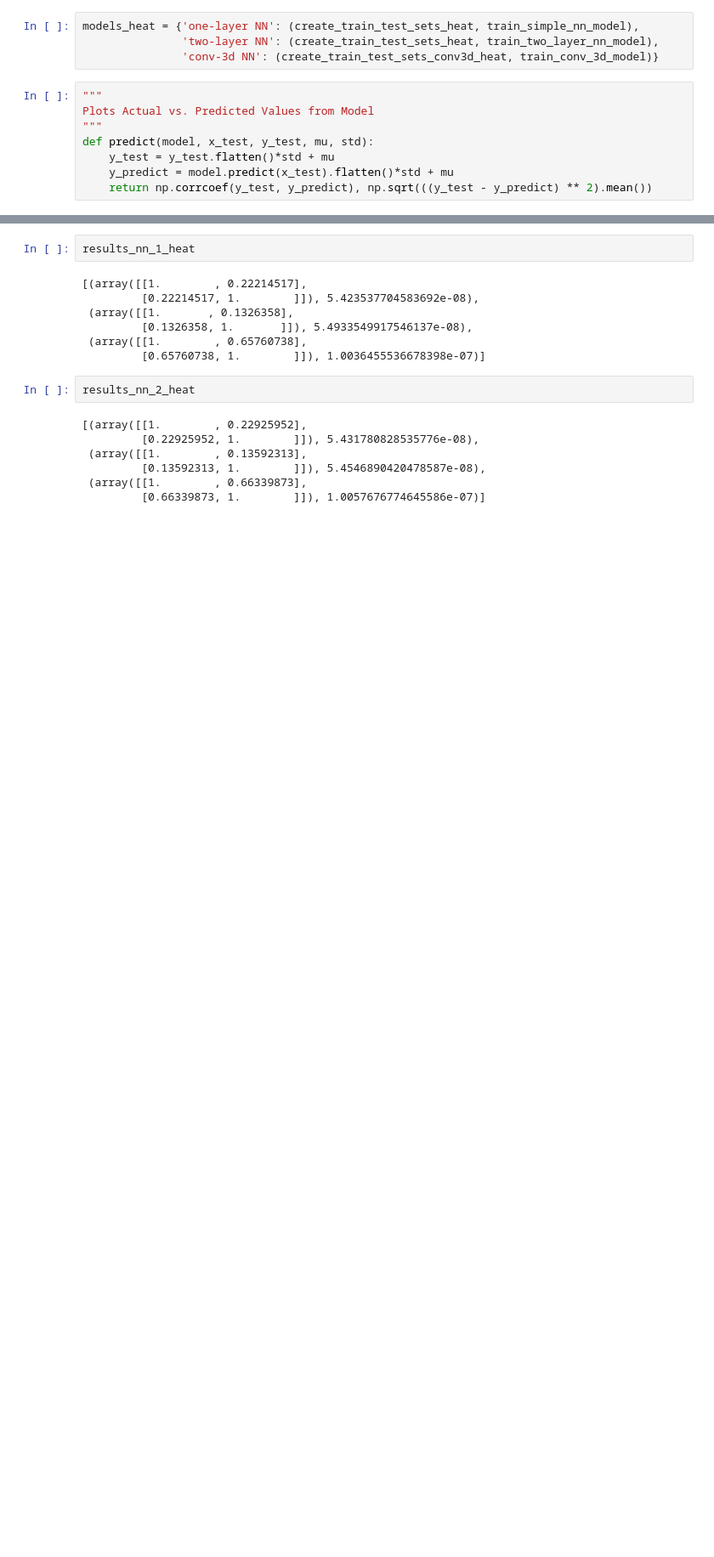
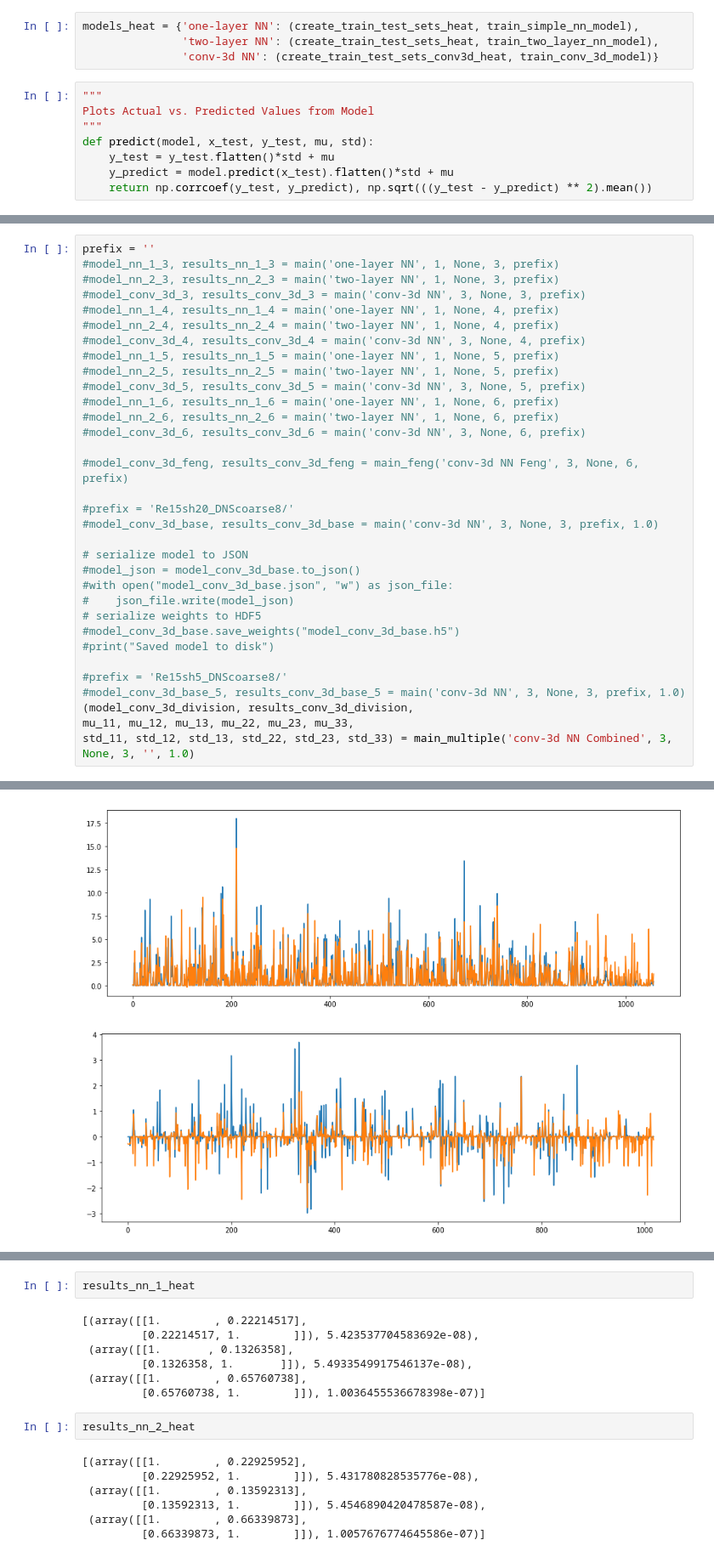
Before and after one commit to cyuu1993/DNS_new, a Jupyter notebook: ML_DNS/Turbulance Modeling.ipynb, the cells around one changed output, grey strips where cells are left out. Shown at 85% size. Cells and saved outputs as stored; diff of their text form; blank space fills up the shorter version.

```diff
--- a/ML_DNS/Turbulance Modeling.ipynb
+++ b/ML_DNS/Turbulance Modeling.ipynb
@@ -771,0 +1281,34 @@ Test accuracy: 0.4695842892447971
+# %%
+prefix = ''
+#model_nn_1_3, results_nn_1_3 = main('one-layer NN', 1, None, 3, prefix)
+#model_nn_2_3, results_nn_2_3 = main('two-layer NN', 1, None, 3, prefix)
+#model_conv_3d_3, results_conv_3d_3 = main('conv-3d NN', 3, None, 3, prefix)
+#model_nn_1_4, results_nn_1_4 = main('one-layer NN', 1, None, 4, prefix)
+#model_nn_2_4, results_nn_2_4 = main('two-layer NN', 1, None, 4, prefix)
+#model_conv_3d_4, results_conv_3d_4 = main('conv-3d NN', 3, None, 4, prefix)
+#model_nn_1_5, results_nn_1_5 = main('one-layer NN', 1, None, 5, prefix)
+#model_nn_2_5, results_nn_2_5 = main('two-layer NN', 1, None, 5, prefix)
+#model_conv_3d_5, results_conv_3d_5 = main('conv-3d NN', 3, None, 5, prefix)
+#model_nn_1_6, results_nn_1_6 = main('one-layer NN', 1, None, 6, prefix)
+#model_nn_2_6, results_nn_2_6 = main('two-layer NN', 1, None, 6, prefix)
+#model_conv_3d_6, results_conv_3d_6 = main('conv-3d NN', 3, None, 6, prefix)
+
+#model_conv_3d_feng, results_conv_3d_feng = main_feng('conv-3d NN Feng', 3, None, 6, prefix)
+
+#prefix = 'Re15sh20_DNScoarse8/'
+#model_conv_3d_base, results_conv_3d_base = main('conv-3d NN', 3, None, 3, prefix, 1.0)
+
+# serialize model to JSON
+#model_json = model_conv_3d_base.to_json()
+#with open("model_conv_3d_base.json", "w") as json_file:
+#    json_file.write(model_json)
+# serialize weights to HDF5
+#model_conv_3d_base.save_weights("model_conv_3d_base.h5")
+#print("Saved model to disk")
+
+#prefix = 'Re15sh5_DNScoarse8/'
+#model_conv_3d_base_5, results_conv_3d_base_5 = main('conv-3d NN', 3, None, 3, prefix, 1.0)
+(model_conv_3d_division, results_conv_3d_division,
+mu_11, mu_12, mu_13, mu_22, mu_23, mu_33,
+std_11, std_12, std_13, std_22, std_23, std_33) = main_multiple('conv-3d NN Combined', 3, None, 3, '', 1.0)
+# %% [output]
@@ -771,0 +1332,2 @@ Test accuracy: 0.4695842892447971
+[figure, added]
+[figure, added]
```
Also changed, not shown: parts of 52 cells of this notebook.
